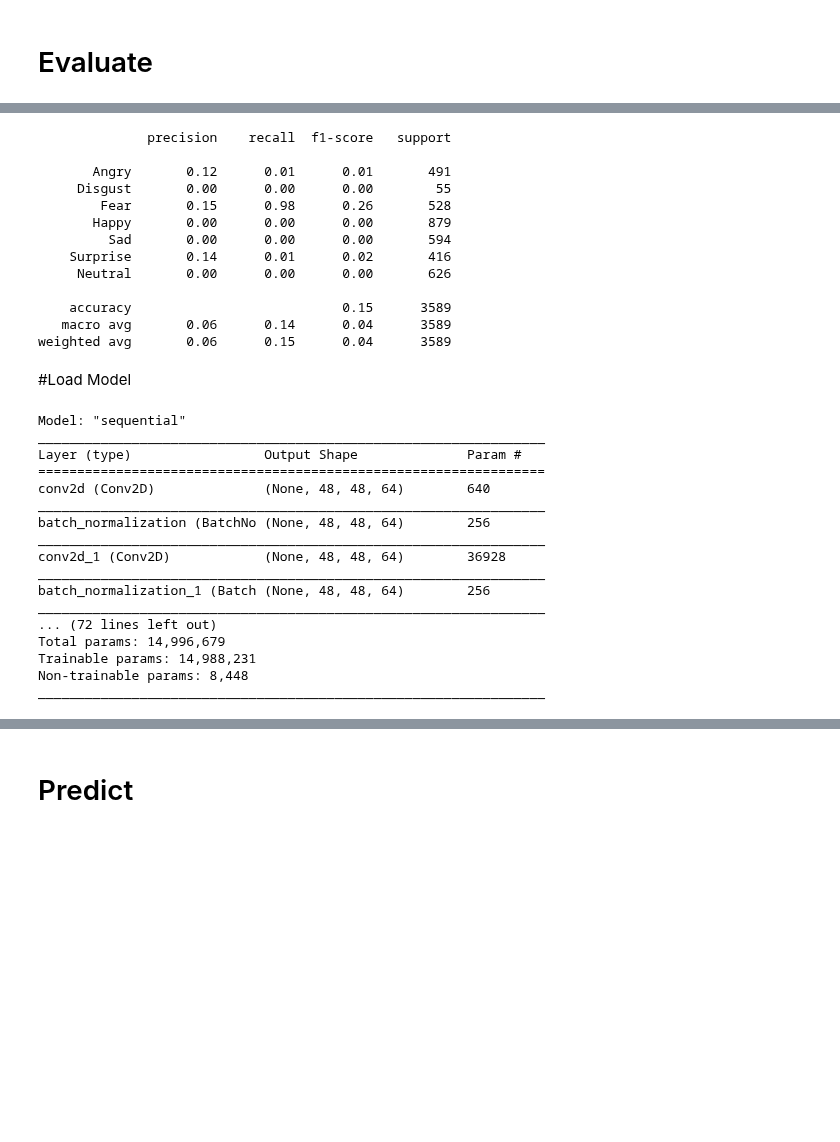
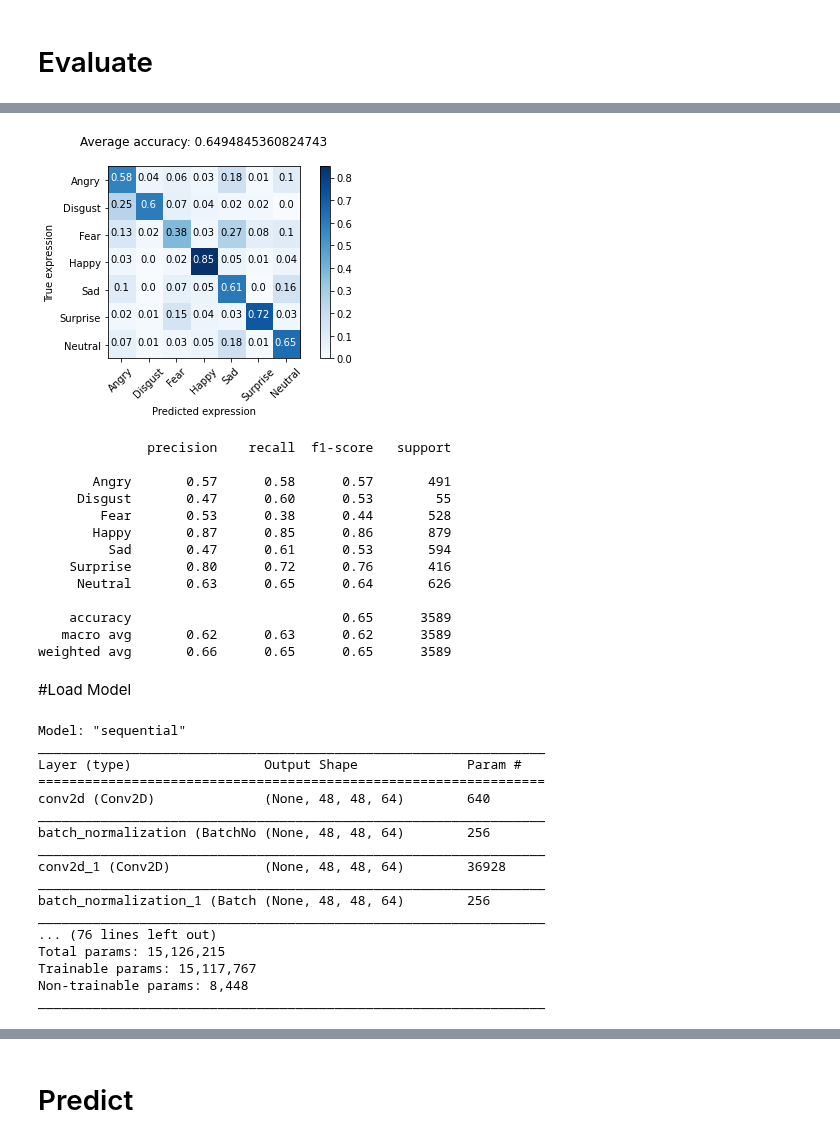
Before and after one commit to rizqyjoe/Facial_Expression_Recognition_CNN_VGG16, a Jupyter notebook: Coba4/Model 2_Scratch/001.ipynb, the cells around one changed output, grey strips where cells are left out. Saved outputs shown, nothing was run; the diff lists cells and outputs as text; code cells hidden in the pictures; blank space fills up the shorter version.

```diff
--- a/Coba4/Model 2_Scratch/001.ipynb
+++ b/Coba4/Model 2_Scratch/001.ipynb
@@ -308,3 +283,0 @@ ax.set(xlabel='Predicted label', ylabel='True label')
-# %%
-cm = confusion_matrix(y_true, y_pred)
-print(cm)
@@ -318,0 +284,33 @@ print(cm)
+# %%
+def plot_confusion_matrix(y_test, y_pred, classes,
+                          normalize=False,
+                          title='Unnormalized confusion matrix',
+                          cmap=plt.cm.Blues):
+    cm = confusion_matrix(y_test, y_pred)
+
+    if normalize:
+        cm = np.round(cm.astype('float') / cm.sum(axis=1)[:, np.newaxis], 2)
+
+    np.set_printoptions(precision=2)
+
+    plt.imshow(cm, interpolation='nearest', cmap=cmap)
+    plt.title(title)
+    plt.colorbar()
+    tick_marks = np.arange(len(classes))
+    plt.xticks(tick_marks, classes, rotation=45)
+    plt.yticks(tick_marks, classes)
+
+    thresh = cm.min() + (cm.max() - cm.min()) / 2.
+    for i, j in itertools.product(range(cm.shape[0]), range(cm.shape[1])):
+        plt.text(j, i, cm[i, j],
+                 horizontalalignment="center",
+                 color="white" if cm[i, j] > thresh else "black")
+
+    plt.tight_layout()
+    plt.ylabel('True expression')
+    plt.xlabel('Predicted expression')
+    plt.show()
+# %%
+y_pred_ = model.predict(X_test/255., verbose=1)
+y_pred = np.argmax(y_pred_, axis=1)
+t_te = np.argmax(y_test, axis=1)
@@ -319,27 +319,36 @@ print(cm)
+# %%
+from sklearn.metrics import confusion_matrix, classification_report
+import itertools
+
+fig = plot_confusion_matrix(y_test=t_te, y_pred=y_pred,
+                      classes=labels,
+                      normalize=True,
+                      cmap=plt.cm.Blues,
+                      title='Average accuracy: ' + str(np.sum(y_pred == t_te)/len(t_te)) + '\n')
+# %% [output]
+[figure, added]
 # %%
-y_testt = np.argmax(y_test, axis=1)
-
 emotions = {0: 'Angry', 1: 'Disgust', 2: 'Fear', 3: 'Happy', 4: 'Sad', 5: 'Surprise', 6: 'Neutral'}
-print(classification_report(y_testt, y_pred, target_names=emotions.values()))
+print(classification_report(t_te, y_pred, target_names=emotions.values()))
 # %% [output]
               precision    recall  f1-score   support
 
-       Angry       0.12      0.01      0.01       491
-     Disgust       0.00      0.00      0.00        55
-        Fear       0.15      0.98      0.26       528
-       Happy       0.00      0.00      0.00       879
-         Sad       0.00      0.00      0.00       594
-    Surprise       0.14      0.01      0.02       416
-     Neutral       0.00      0.00      0.00       626
+       Angry       0.57      0.58      0.57       491
+     Disgust       0.47      0.60      0.53        55
+        Fear       0.53      0.38      0.44       528
+       Happy       0.87      0.85      0.86       879
+         Sad       0.47      0.61      0.53       594
+    Surprise       0.80      0.72      0.76       416
+     Neutral       0.63      0.65      0.64       626
 
-    accuracy                           0.15      3589
-   macro avg       0.06      0.14      0.04      3589
-weighted avg       0.06      0.15      0.04      3589
+    accuracy                           0.65      3589
+   macro avg       0.62      0.63      0.62      3589
+weighted avg       0.66      0.65      0.65      3589
 # %% [markdown]
 #Load Model
 # %%
 from keras.models import load_model
-model_load = load_model('/content/drive/MyDrive/Colab Notebooks/Model/Coba4_Model1_noAug.h5')
+model_load = load_model('/content/drive/MyDrive/Colab Notebooks/Model/Coba4_Model2_noAug.h5')
 
 model_load.summary()
 # %% [output]
@@ -355,9 +364,9 @@ conv2d_1 (Conv2D)            (None, 48, 48, 64)        36928
 _________________________________________________________________
 batch_normalization_1 (Batch (None, 48, 48, 64)        256
 _________________________________________________________________
-... (72 lines left out)
-Total params: 14,996,679
-Trainable params: 14,988,231
+... (76 lines left out)
+Total params: 15,126,215
+Trainable params: 15,117,767
 Non-trainable params: 8,448
 _________________________________________________________________
 # %%
```
Also changed, not shown: parts of 17 cells of this notebook.
